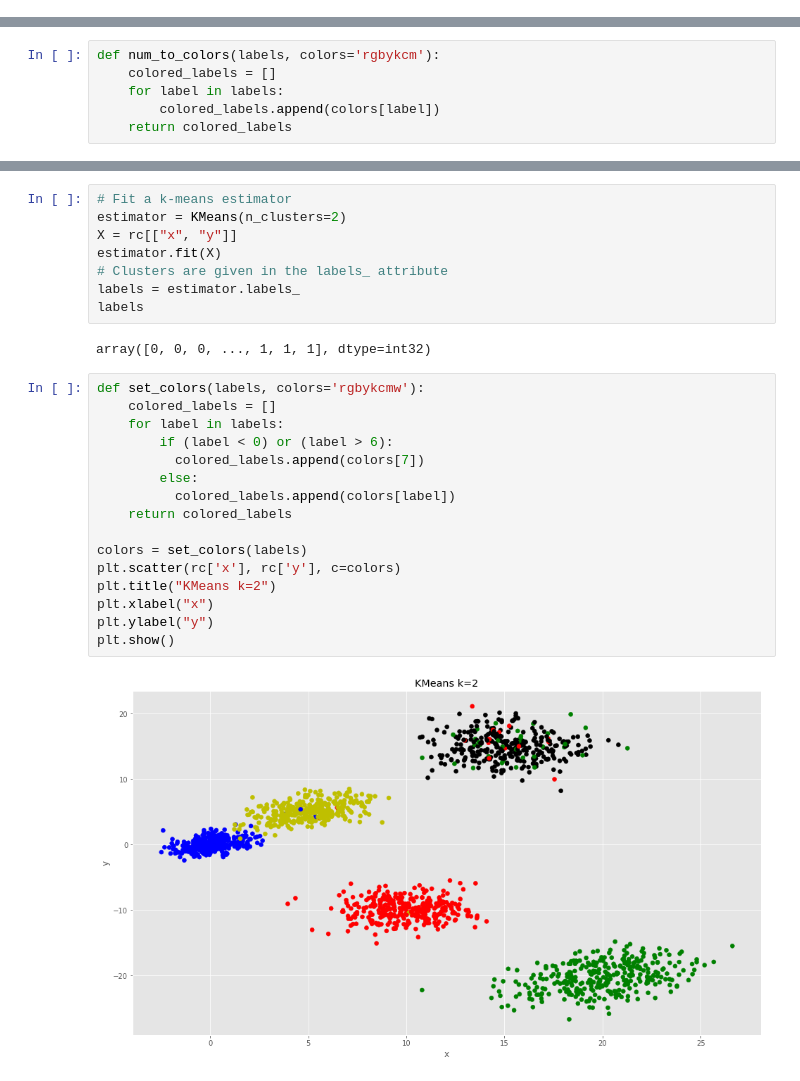
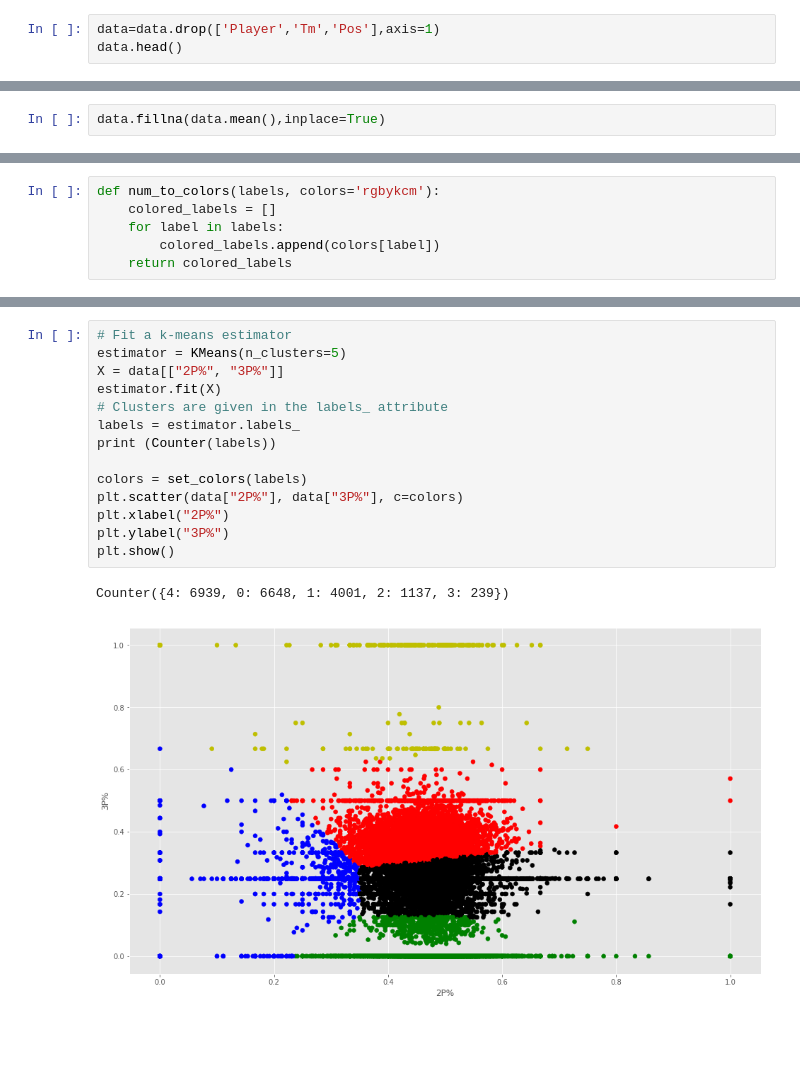
Before and after one commit to ll1195831146/Big-Data-Systems-and-Intelligence-Analytics, a Jupyter notebook: Assignment2/Assignment2.ipynb, the cells around one changed output, grey strips where cells are left out. Saved outputs shown, nothing was run; the diff lists cells and outputs as text; blank space fills up the shorter version.

```diff
--- a/Assignment2/Assignment2.ipynb
+++ b/Assignment2/Assignment2.ipynb
@@ -113,0 +91,3 @@ def random_clusters(c=2,n=333,m=0.0, cv=1.0):
+# %%
+data=data.drop(['Player','Tm','Pos'],axis=1)
+data.head()
@@ -113,0 +122,2 @@ def random_clusters(c=2,n=333,m=0.0, cv=1.0):
+# %%
+data.fillna(data.mean(),inplace=True)
@@ -151,28 +159,17 @@ df_circ = pd.concat([df1, df2])
 # %%
 # Fit a k-means estimator
-estimator = KMeans(n_clusters=2)
-X = rc[["x", "y"]]
+estimator = KMeans(n_clusters=5)
+X = data[["2P%", "3P%"]]
 estimator.fit(X)
 # Clusters are given in the labels_ attribute
 labels = estimator.labels_
-labels
+print (Counter(labels))
+
+colors = set_colors(labels)
+plt.scatter(data["2P%"], data["3P%"], c=colors)
+plt.xlabel("2P%")
+plt.ylabel("3P%")
+plt.show()
 # %% [output]
-array([0, 0, 0, ..., 1, 1, 1], dtype=int32)
+Counter({4: 6939, 0: 6648, 1: 4001, 2: 1137, 3: 239})
+[figure, added]
-# %%
-def set_colors(labels, colors='rgbykcmw'):
-    colored_labels = []
-    for label in labels:
-        if (label < 0) or (label > 6):
-          colored_labels.append(colors[7])
-        else:
-          colored_labels.append(colors[label])
-    return colored_labels
-
-colors = set_colors(labels)
-plt.scatter(rc['x'], rc['y'], c=colors)
-plt.title("KMeans k=2")
-plt.xlabel("x")
-plt.ylabel("y")
-plt.show()
-# %% [output]
-[figure, removed]
```
Also changed, not shown: parts of 15 cells of this notebook, 2 other files.
